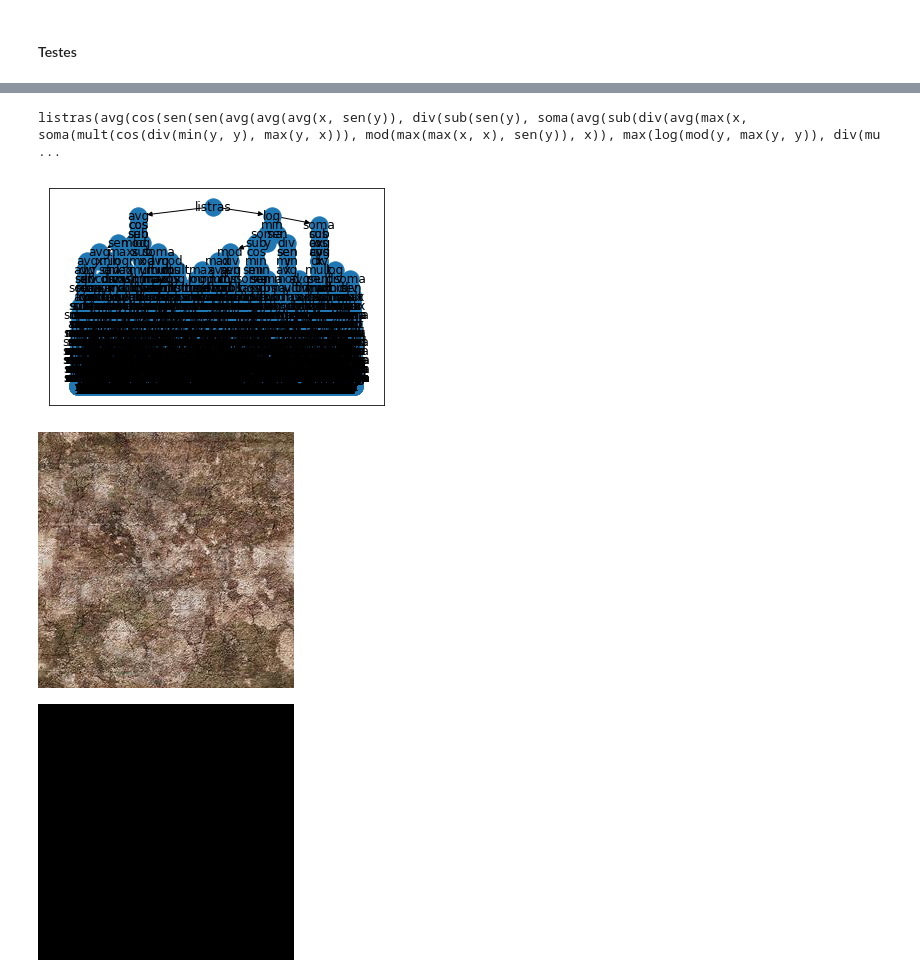
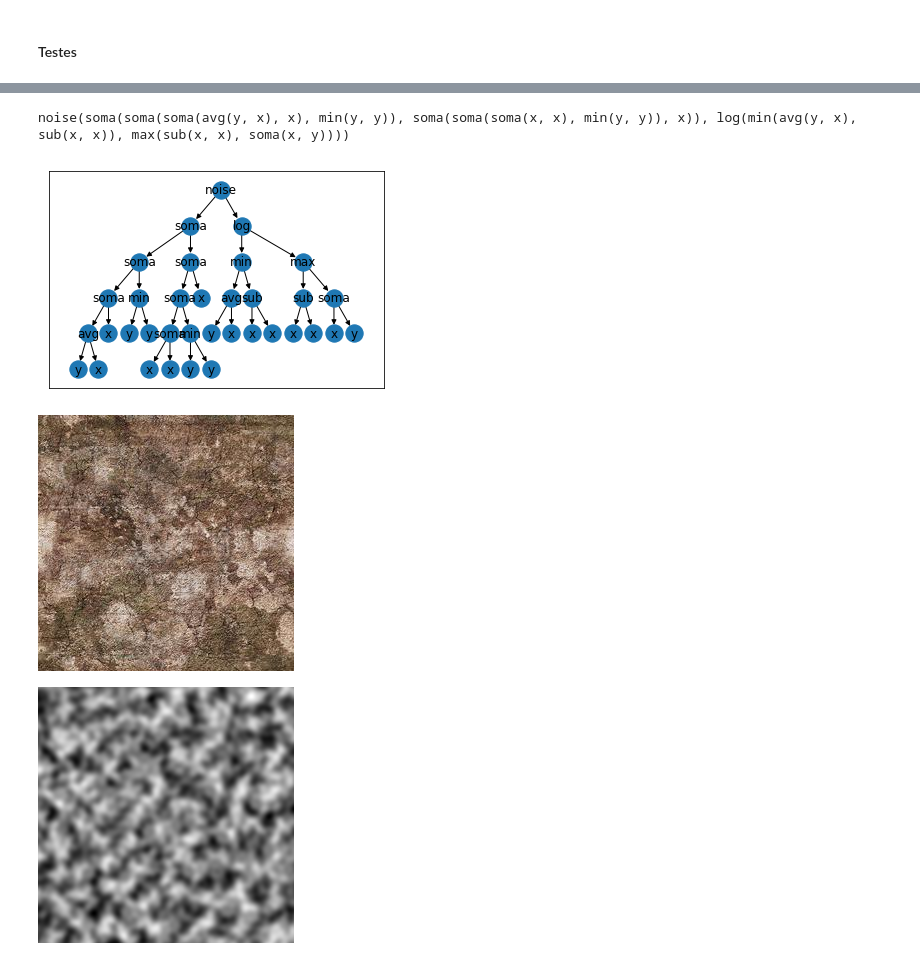
Before and after one commit to viniciusvmda/procedural-texture, a Jupyter notebook: gp.ipynb, the cells around one changed output, grey strips where cells are left out. Cells and saved outputs as stored; diff of their text form; code cells hidden in the pictures.

```diff
--- a/gp.ipynb
+++ b/gp.ipynb
@@ -292,13 +297,13 @@ gen     nevals  avg             std             min             max
 # %%
 tree = gp.PrimitiveTree(hof[0])
 compiledExpression = gp.compile(tree, pset)
 
 print(hof[0])
 plotTree(hof[0])
 cv2_imshow(BASE_IMG)
-cv2_imshow(compiledExpression(1, 17))
+cv2_imshow(compiledExpression(4, 6))
 # %% [output]
-listras(avg(cos(sen(sen(avg(avg(avg(x, sen(y)), div(sub(sen(y), soma(avg(sub(div(avg(max(x, soma(mult(cos(div(min(y, y), max(y, x))), mod(max(max(x, x), sen(y)), x)), max(log(mod(y, max(y, y)), div(mu ...
+noise(soma(soma(soma(avg(y, x), x), min(y, y)), soma(soma(soma(x, x), min(y, y)), x)), log(min(avg(y, x), sub(x, x)), max(sub(x, x), soma(x, y))))
-[figure, old version]
+[figure, new version]
 [figure]
-[figure, old version]
+[figure, new version]
```
Also changed, not shown: parts of 5 cells of this notebook.
